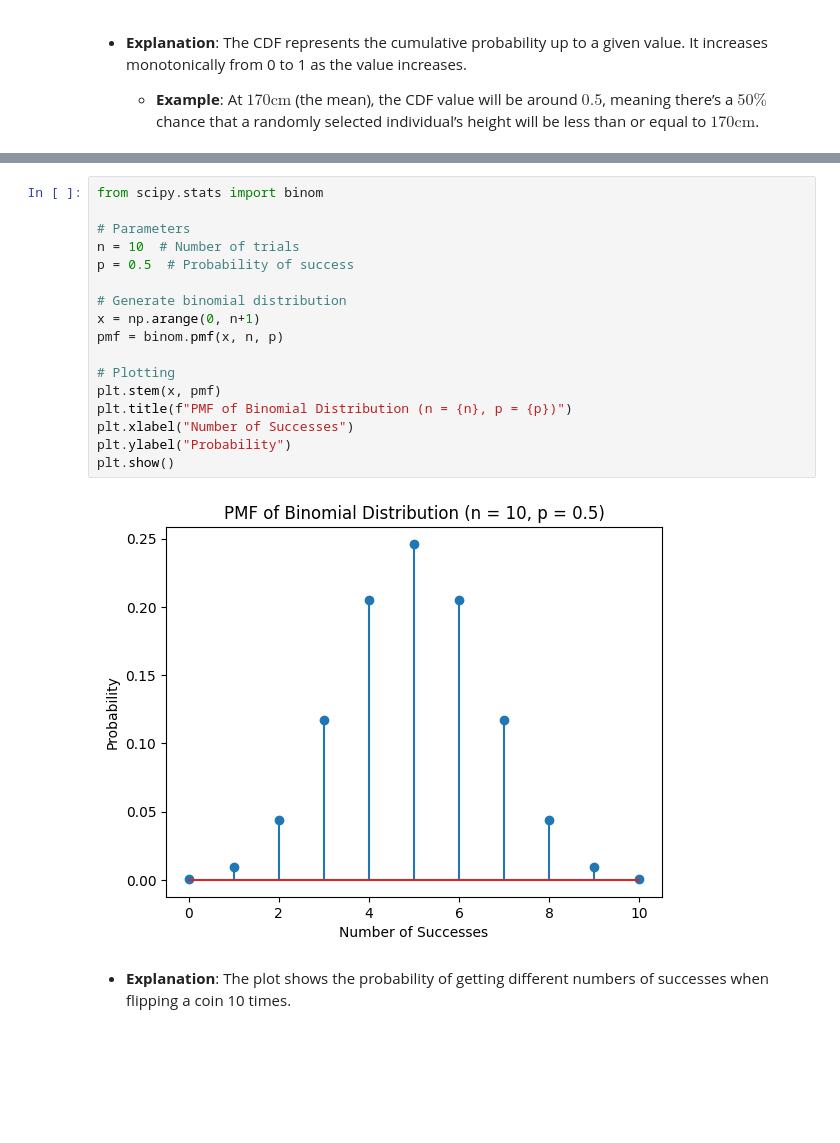
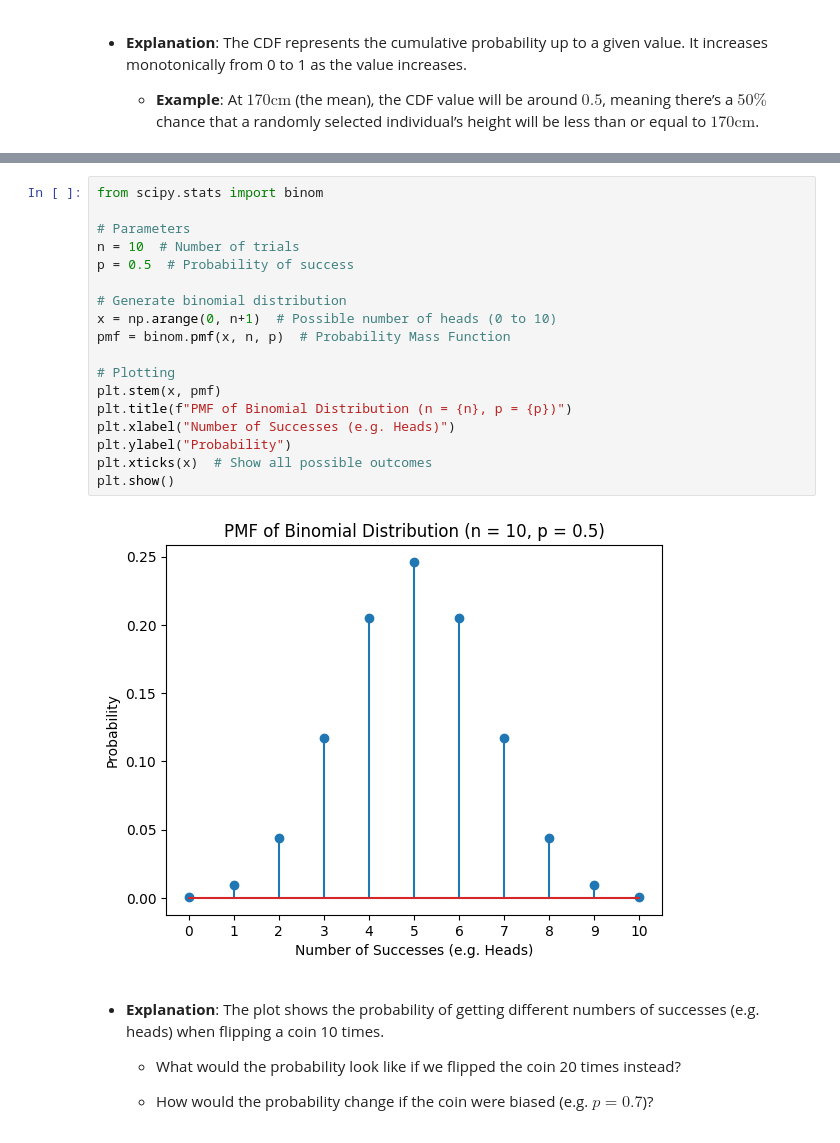
Before and after one commit to themarisolhernandez/ds-review-lessons, a Jupyter notebook: 09-random-variables.ipynb, the cells around one changed output, grey strips where cells are left out. Drawn from its saved outputs; the diff is of its cells as text; blank space fills up the shorter version.

```diff
--- a/09-random-variables.ipynb
+++ b/09-random-variables.ipynb
@@ -220,24 +221,29 @@ k
 # %%
 from scipy.stats import binom
 
 # Parameters
 n = 10  # Number of trials
 p = 0.5  # Probability of success
 
 # Generate binomial distribution
-x = np.arange(0, n+1)
-pmf = binom.pmf(x, n, p)
+x = np.arange(0, n+1)  # Possible number of heads (0 to 10)
+pmf = binom.pmf(x, n, p)  # Probability Mass Function
 
 # Plotting
 plt.stem(x, pmf)
 plt.title(f"PMF of Binomial Distribution (n = {n}, p = {p})")
-plt.xlabel("Number of Successes")
+plt.xlabel("Number of Successes (e.g. Heads)")
 plt.ylabel("Probability")
+plt.xticks(x)  # Show all possible outcomes
 plt.show()
 # %% [output]
-[figure, old version]
+[figure, new version]
 # %% [markdown]
-- **Explanation**: The plot shows the probability of getting different numbers of successes when flipping a coin 10 times.
+- **Explanation**: The plot shows the probability of getting different numbers of successes (e.g. heads) when flipping a coin 10 times.
+
+    - What would the probability look like if we flipped the coin 20 times instead?
+
+    - How would the probability change if the coin were biased (e.g. $p = 0.7$)?
 # %% [markdown]
 ### Poisson Distribution (Discrete)
 - **Definition**: The Poisson distribution describes the probability of a given number of events occurring in a fixed interval of time or space.
```
Also changed, not shown: parts of 21 cells of this notebook.
